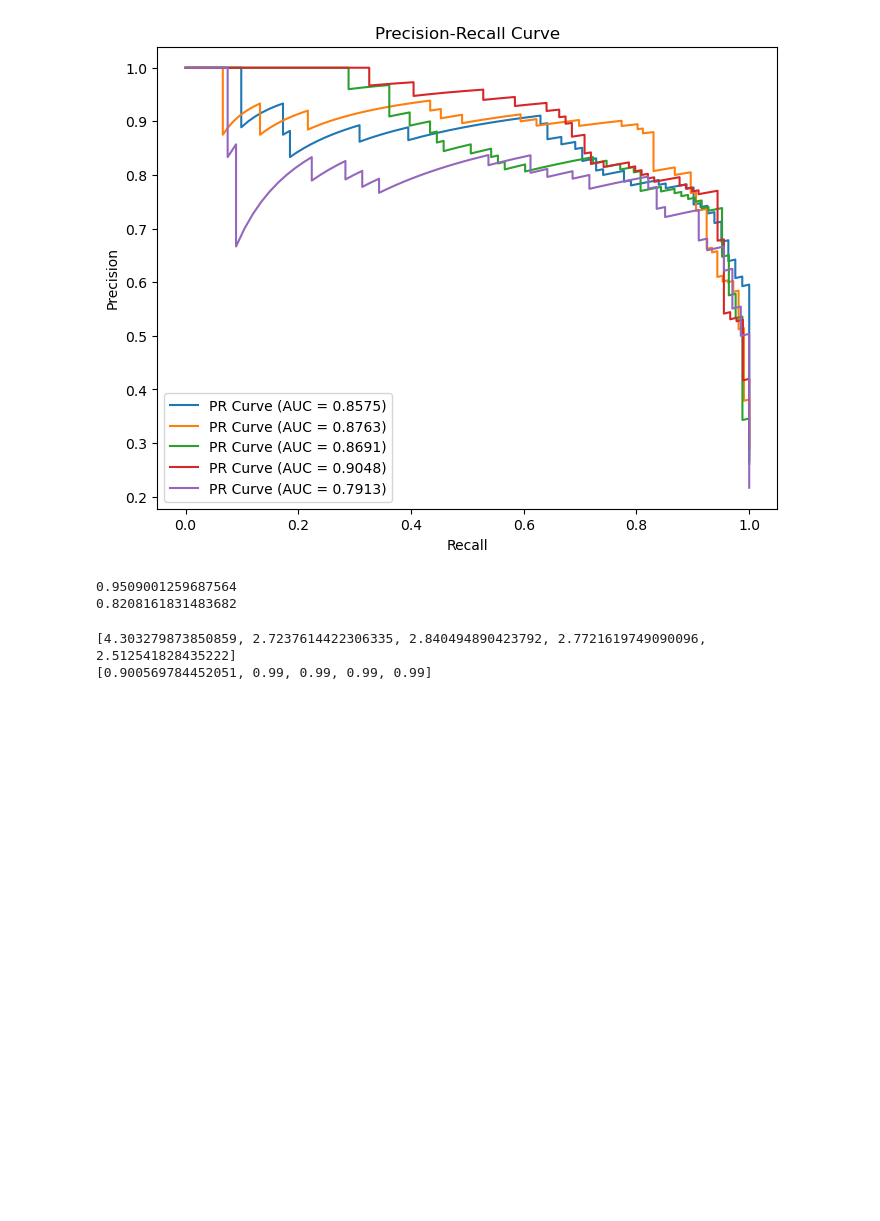
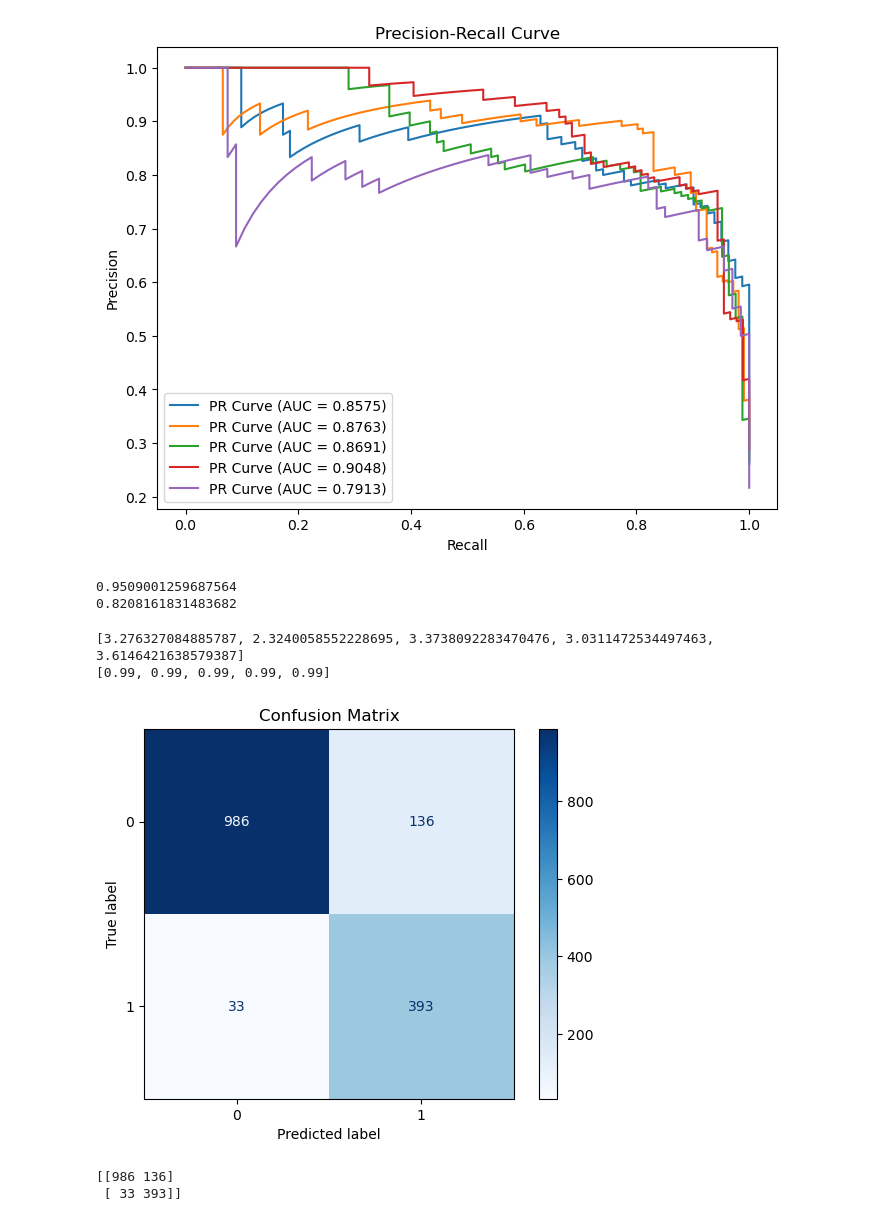
Before and after one commit to jwsearle18/NLP-SAH_identification, a Jupyter notebook: model/2_TfidfVec_LogReg_DC_mixed.ipynb, the cells around one changed output. Drawn from its saved outputs; the diff is of its cells as text; code cells hidden in the pictures; blank space fills up the shorter version.

```diff
--- a/model/2_TfidVec_LogReg_DC_mixed.ipynb
+++ b/model/2_TfidfVec_LogReg_DC_mixed.ipynb
@@ -9,7 +9,7 @@ from sklearn.model_selection import KFold
 from sklearn.model_selection import GroupKFold
 from sklearn.feature_extraction.text import TfidfVectorizer
 # %%
-matrix = pd.read_csv('/home/jsearle/bigDrive/NAX/NLP-SAH_identification/featureMatrix/2_keyword_matrix.csv', index_col=0)
+matrix = pd.read_csv('/home/jsearle/bigDrive/NAX/NLP-SAH_identification/featureMatrix/2_keyword_matrix_comb.csv', index_col=0)
 y_data = matrix[['BDSPPatientID', 'NoteTitle', 'annot']]
 
 tfidf_vectorizer = TfidfVectorizer(max_features=750, ngram_range=(1, 3))
@@ -243,5 +243,22 @@ print(f1_final)
 print(final_Cs)
 print(final_l1)
 # %% [output]
-[4.303279873850859, 2.7237614422306335, 2.840494890423792, 2.7721619749090096, 2.512541828435222]
-[0.900569784452051, 0.99, 0.99, 0.99, 0.99]
+[3.276327084885787, 2.3240058552228695, 3.3738092283470476, 3.0311472534497463, 3.6146421638579387]
+[0.99, 0.99, 0.99, 0.99, 0.99]
+# %%
+# Create the confusion matrix
+cf_matrix = confusion_matrix(all_true_labels, all_predictions)
+
+# Display the confusion matrix
+disp = ConfusionMatrixDisplay(confusion_matrix=cf_matrix)
+disp.plot(cmap=plt.cm.Blues)
+plt.title('Confusion Matrix')
+plt.savefig('/home/jsearle/bigDrive/NAX/NLP-SAH_identification/model/results/TfidVec_BI_MGH/cf_matrix.png')
+plt.show()
+
+# Print the confusion matrix
+print(cf_matrix)
+# %% [output]
+[figure, added]
+[[986 136]
+ [ 33 393]]
```
Also changed, not shown: parts of 1 cell of this notebook, 41 other files.
